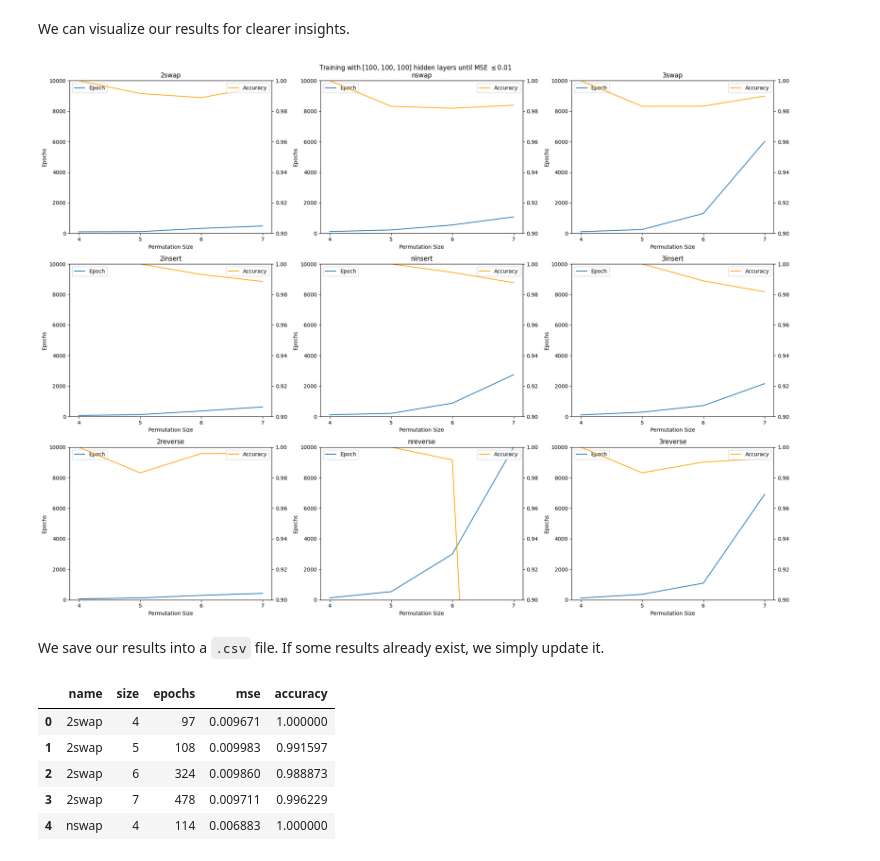
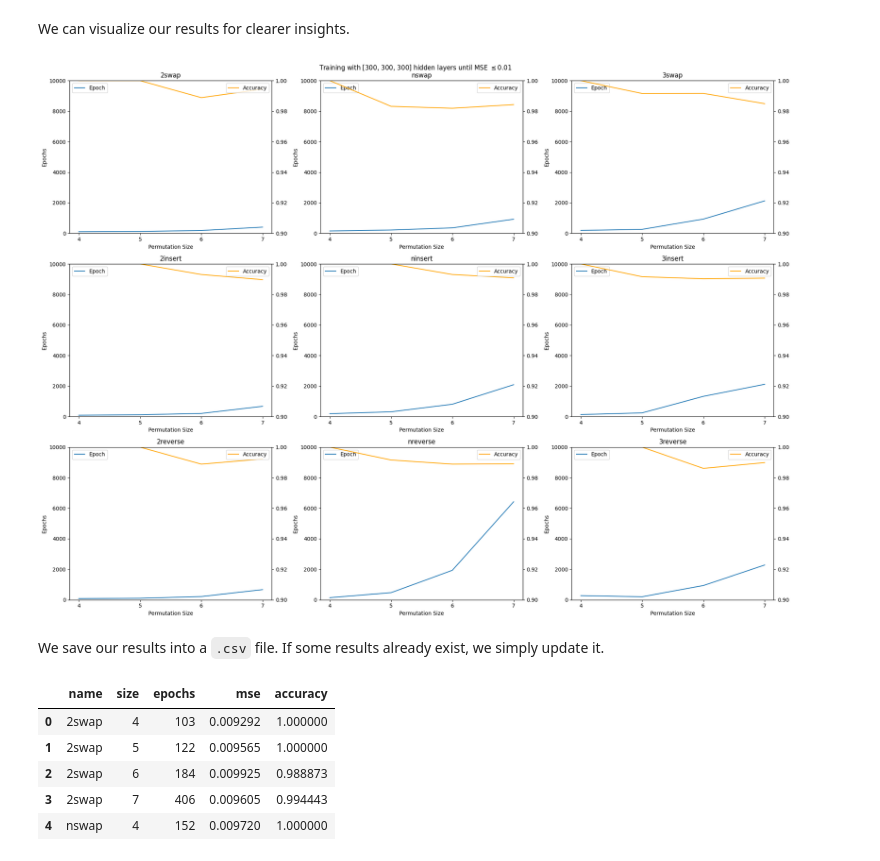
Before and after one commit to ongyiumark/analyzing-short-swaps, a Jupyter notebook: Epoch-MLP.ipynb, the cells around one changed output. Saved outputs shown, nothing was run; the diff lists cells and outputs as text; code cells hidden in the pictures.

Commit message:
results until n=7

```diff
--- a/Epoch-MLP.ipynb
+++ b/Epoch-MLP.ipynb
@@ -89,7 +90,7 @@ N = 7
 TO_TRAIN = ["2swap", "nswap", "3swap", "2insert", "ninsert", "3insert", "2reverse", "nreverse", "3reverse"]
 
 # Number of nodes in the hidden layers of the DNN
-LAYERS = [100, 100, 100]
+LAYERS = [300, 300, 300]
 
 # Maximum number of epochs before training stops immediately
 MAX_EPOCH = 10000
@@ -130,26 +131,26 @@ We can visualize our results for clearer insights.
 # %%
 fig, axes = plt.subplots(3, 3, figsize=(20,15))
 for i,ax in enumerate(axes.flatten()[:len(TO_TRAIN)]):
-  ax.plot(range(4,N+1), [x[1] for x in RESULTS[i]], label="Epoch")
+  ax.plot(range(4,N+1), np.array([x[1] for x in RESULTS[i]]), label="Epoch")
 
   acc_ax = ax.twinx()
   acc_ax.plot(range(4, N+1), [x[3] for x in RESULTS[i]], label="Accuracy", color="orange")
   acc_ax.set_ylim(0.9,1)
 
-  ax.set_ylim(0,10000)
+  ax.set_ylim(0,MAX_EPOCH)
   ax.set_xticks(range(4, N+1))
 
   ax.set_title(TO_TRAIN[i])
   ax.set_xlabel("Permutation Size")
   ax.set_ylabel("Epochs")
 
   ax.legend(loc="upper left")
   acc_ax.legend(loc="upper right")
 
 fig.suptitle(f"Training with {LAYERS} hidden layers until MSE $\leq 0.01$")
 fig.tight_layout()
 # %% [output]
-[figure, old version]
+[figure, new version]
 # %% [markdown]
 We save our results into a `.csv` file. If some results already exist, we simply update it.
 # %%
@@ -161,11 +162,11 @@ df = pd.DataFrame(to_df, columns=["name", "size", "epochs", "mse", "accuracy"])
 df.head()
 # %% [output]
 |  | name | size | epochs | mse | accuracy |
-| 0 | 2swap | 4 | 97 | 0.009671 | 1.000000 |
-| 1 | 2swap | 5 | 108 | 0.009983 | 0.991597 |
-| 2 | 2swap | 6 | 324 | 0.009860 | 0.988873 |
-| 3 | 2swap | 7 | 478 | 0.009711 | 0.996229 |
-| 4 | nswap | 4 | 114 | 0.006883 | 1.000000 |
+| 0 | 2swap | 4 | 103 | 0.009292 | 1.000000 |
+| 1 | 2swap | 5 | 122 | 0.009565 | 1.000000 |
+| 2 | 2swap | 6 | 184 | 0.009925 | 0.988873 |
+| 3 | 2swap | 7 | 406 | 0.009605 | 0.994443 |
+| 4 | nswap | 4 | 152 | 0.009720 | 1.000000 |
 # %%
 results_name = "epoch-results.csv"
 if not os.path.isfile(results_name):
```
Also changed, not shown: parts of 3 cells of this notebook, 3 other files.
